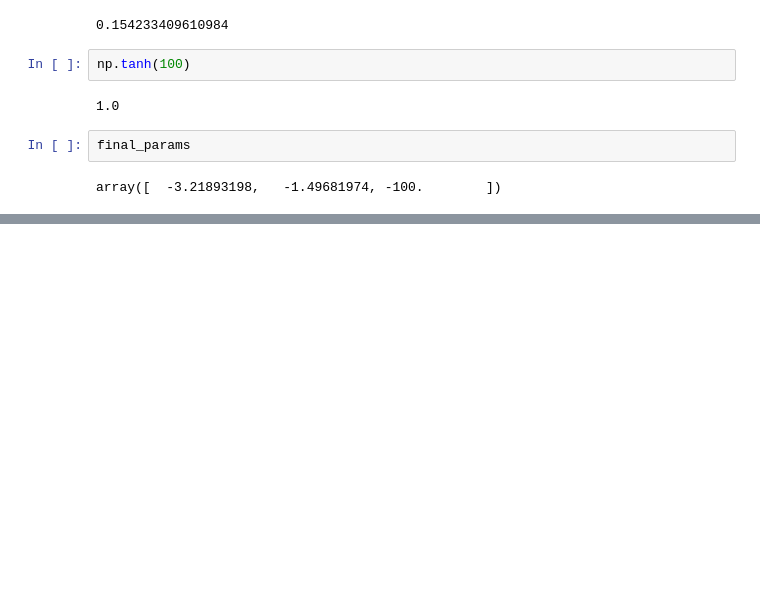
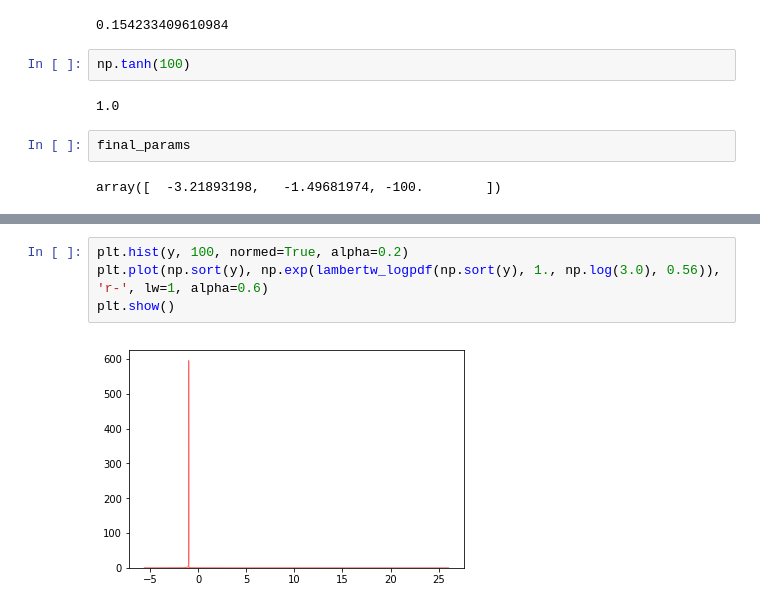
Before and after one commit to sevvi/lambert-matrix-factorization, a Jupyter notebook: lambert-distribution-sanity.ipynb, the cells around one changed output, grey strips where cells are left out. Saved outputs shown, nothing was run; the diff lists cells and outputs as text; blank space fills up the shorter version.

```diff
--- a/lambert-distribution-sanity.ipynb
+++ b/lambert-distribution-sanity.ipynb
@@ -136,0 +189,6 @@ array([  -3.21893198,   -1.49681974, -100.        ])
+# %%
+plt.hist(y, 100, normed=True, alpha=0.2)
+plt.plot(np.sort(y), np.exp(lambertw_logpdf(np.sort(y), 1., np.log(3.0), 0.56)), 'r-', lw=1, alpha=0.6)
+plt.show()
+# %% [output]
+[figure, added]
```
Also changed, not shown: parts of 4 cells of this notebook, 1 other file.
